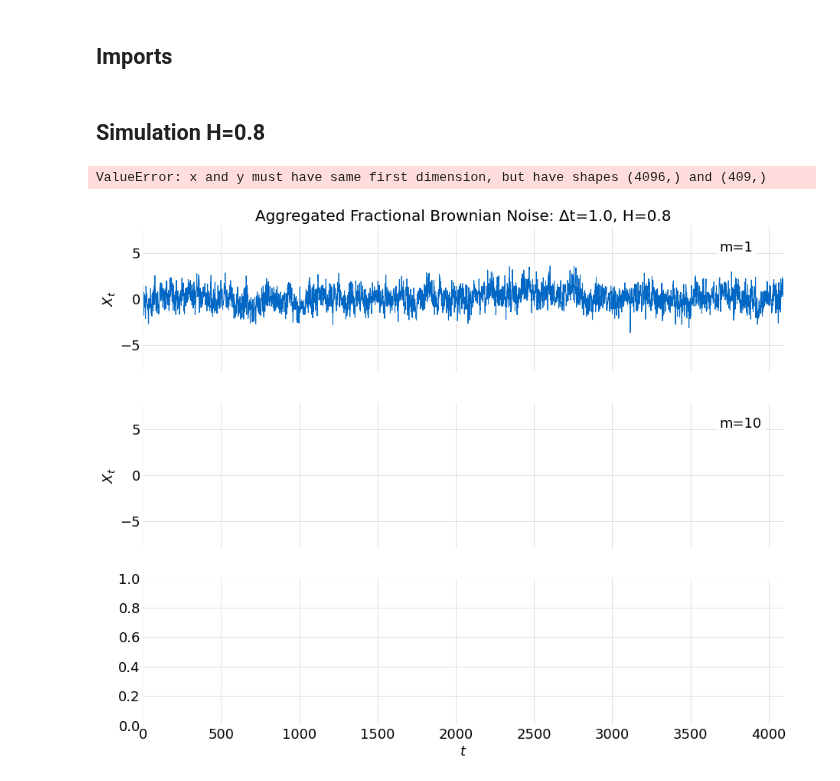
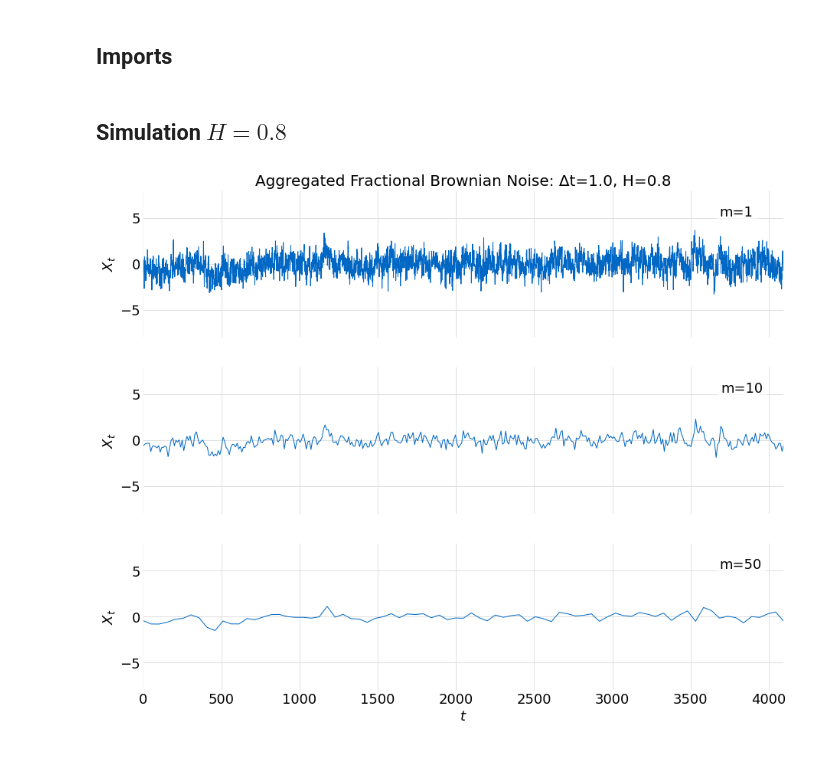
Before and after one commit to glyfish/alef, a Jupyter notebook: notebooks/random_processes/fbm_estimation_variance_aggregation.ipynb, the cells around one changed output. Cells and saved outputs as stored; diff of their text form; code cells hidden in the pictures.

Commit message:
time series plot works

```diff
--- a/notebooks/random_processes/fbm_estimation_variance_aggregation.ipynb
+++ b/notebooks/random_processes/fbm_estimation_variance_aggregation.ipynb
@@ -117,7 +117,7 @@ from lib import config
 # Config Plot Style
 pyplot.style.use(config.glyfish_style)
 # %% [markdown]
-## Simulation H=0.8
+## Simulation $H=0.8$
 # %%
 H = 0.8
 Δt = 1.0
@@ -126,13 +125,13 @@ samples = fbm.fft_noise(H, npts, Δt)
 # %%
 m = [1, 10, 50]
-series = [samples]
+samples = fbm.fft_noise(H, npts, Δt)
+
 title = f"Aggregated Fractional Brownian Noise: Δt={Δt}, H={H}"
 labels = [f"m={m[0]}", f"m={m[1]}", f"m={m[2]}"]
 
-series.append(fbm.agg(samples, m[1]))
-series.append(fbm.agg(samples, m[2]))
+series = fbm.agg_series(samples, m)
+time = fbm.agg_time(samples, m)
 
-plots.time_series_stack(series, labels, [-8.0, 8.0], title)
+plots.time_series_stack(series, [-8.0, 8.0], labels, title, time)
 # %% [output]
-ValueError: x and y must have same first dimension, but have shapes (4096,) and (409,)
-[figure, old version]
+[figure, new version]
```
Also changed, not shown: parts of 2 cells of this notebook, 3 other files.
